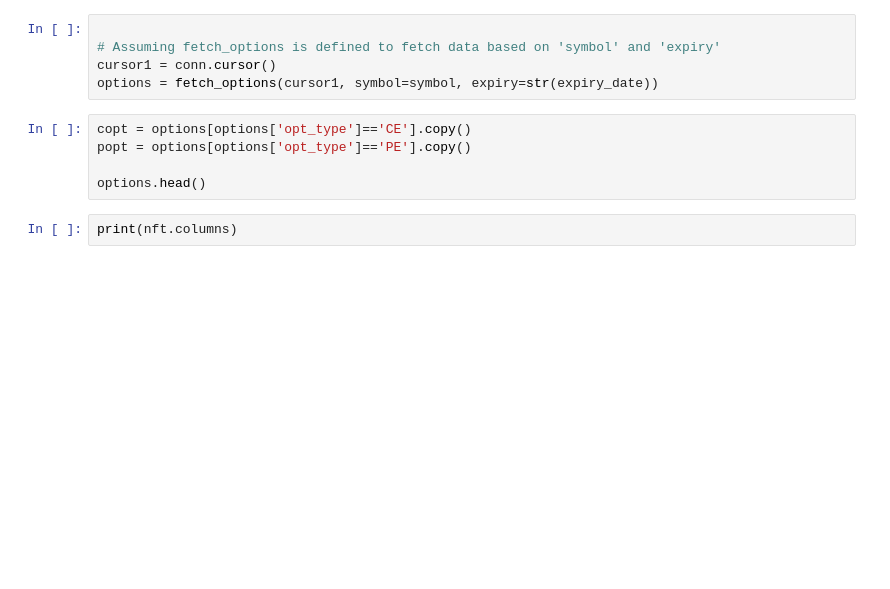
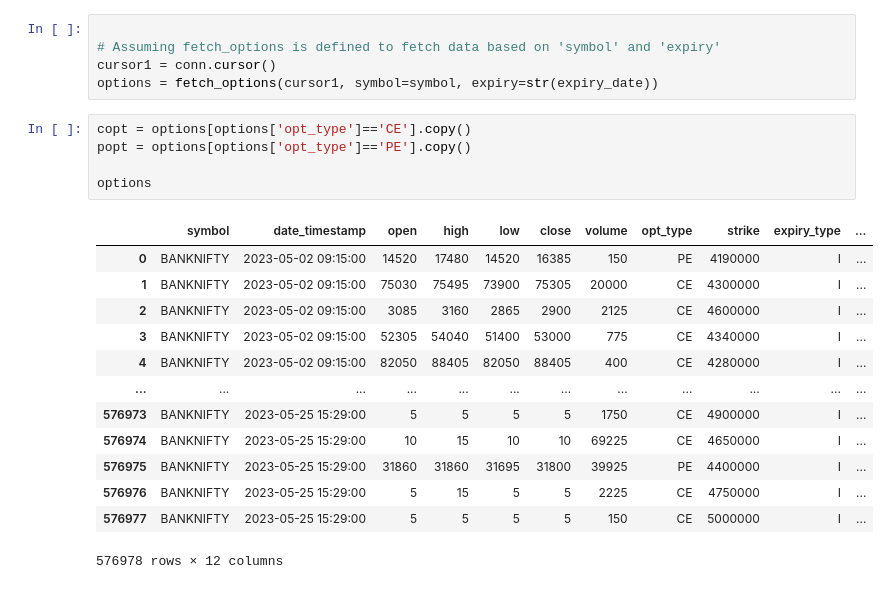
Before and after one commit to tcquant/24, a Jupyter notebook: statergy.ipynb, the cells around one changed output. Cells and saved outputs as stored; diff of their text form; blank space fills up the shorter version.

```diff
--- a/statergy.ipynb
+++ b/statergy.ipynb
@@ -185,7 +202,19 @@ options = fetch_options(cursor1, symbol=symbol, expiry=str(expiry_date))
 # %%
 copt = options[options['opt_type']=='CE'].copy()
 popt = options[options['opt_type']=='PE'].copy()
 
-options.head()
+options
+# %% [output]
+|  | symbol | date_timestamp | open | high | low | close | volume | opt_type | strike | expiry_type | ... |
+| 0 | BANKNIFTY | 2023-05-02 09:15:00 | 14520 | 17480 | 14520 | 16385 | 150 | PE | 4190000 | I | ... |
+| 1 | BANKNIFTY | 2023-05-02 09:15:00 | 75030 | 75495 | 73900 | 75305 | 20000 | CE | 4300000 | I | ... |
+| 2 | BANKNIFTY | 2023-05-02 09:15:00 | 3085 | 3160 | 2865 | 2900 | 2125 | CE | 4600000 | I | ... |
+| 3 | BANKNIFTY | 2023-05-02 09:15:00 | 52305 | 54040 | 51400 | 53000 | 775 | CE | 4340000 | I | ... |
+| 4 | BANKNIFTY | 2023-05-02 09:15:00 | 82050 | 88405 | 82050 | 88405 | 400 | CE | 4280000 | I | ... |
+| ... | ... | ... | ... | ... | ... | ... | ... | ... | ... | ... | ... |
+| 576973 | BANKNIFTY | 2023-05-25 15:29:00 | 5 | 5 | 5 | 5 | 1750 | CE | 4900000 | I | ... |
+| 576974 | BANKNIFTY | 2023-05-25 15:29:00 | 10 | 15 | 10 | 10 | 69225 | CE | 4650000 | I | ... |
+| 576975 | BANKNIFTY | 2023-05-25 15:29:00 | 31860 | 31860 | 31695 | 31800 | 39925 | PE | 4400000 | I | ... |
+| 576976 | BANKNIFTY | 2023-05-25 15:29:00 | 5 | 15 | 5 | 5 | 2225 | CE | 4750000 | I | ... |
+| 576977 | BANKNIFTY | 2023-05-25 15:29:00 | 5 | 5 | 5 | 5 | 150 | CE | 5000000 | I | ... |
+576978 rows × 12 columns
-# %%
-print(nft.columns)
```
Also changed, not shown: parts of 27 cells of this notebook.
